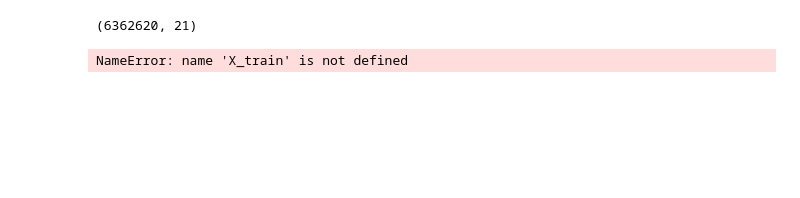
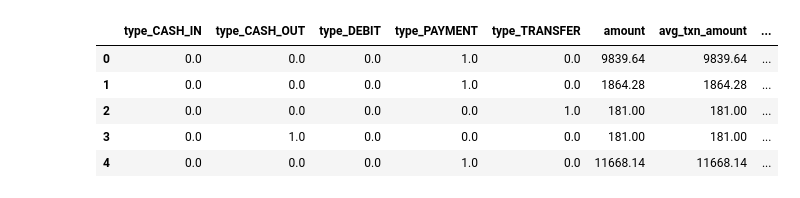
Before and after one commit to ProgrammerRez/CC_Fraud, a Jupyter notebook: 02.ipynb, the cells around one changed output. Drawn from its saved outputs; the diff is of its cells as text; code cells hidden in the pictures; blank space fills up the shorter version.

Commit message:
Training the Models

```diff
--- a/02.ipynb
+++ b/02.ipynb
@@ -136,56 +1,11 @@ df2.head()
-# %%
-df2.shape
-# %% [output]
-(6362620, 21)
-# %%
-from tensorflow.keras.layers import Dense, Dropout
-from tensorflow.keras.models import Sequential
-from tensorflow.keras.optimizers import Adam
-from tensorflow.keras.callbacks import EarlyStopping, ModelCheckpoint
-
-# Define model
-model = Sequential([
-    Dense(128, activation='relu', input_shape=(21,)),  # 21 input features
-    Dropout(0.3),
-    Dense(64, activation='relu'),
-    Dropout(0.3),
-    Dense(32, activation='relu'),
-    Dense(1, activation='sigmoid')  # Use 'softmax' for multi-class, 'linear' for regression
-])
-
-# Compile model
-model.compile(
-    optimizer=Adam(learning_rate=0.001),
-    loss='binary_crossentropy',  # change to 'categorical_crossentropy' or 'mse' as needed
-    metrics=['accuracy']
-)
-
-# Callbacks
-early_stop = EarlyStopping(
-    monitor='val_loss',
-    patience=5,
-    restore_best_weights=True
-)
-
-checkpoint = ModelCheckpoint(
-    'best_model.keras',
-    monitor='val_loss',
-    save_best_only=True,
-    verbose=1
-)
-
-# Train model
-history = model.fit(
-    X_train, y_train,                  # your training data
-    validation_data=(X_val, y_val),    # your validation data
-    epochs=50,
-    batch_size=1024,                   # tune for memory and performance
-    callbacks=[early_stop, checkpoint],
-    verbose=1
-)
-
-# Evaluate
-test_loss, test_acc = model.evaluate(X_test, y_test)
-print(f"Test accuracy: {test_acc:.4f}")
-# %% [output]
-NameError: name 'X_train' is not defined
+# %%
+import pandas as pd
+df = pd.read_csv('Data/final.csv')
+df.head()
+# %% [output]
+|  | type_CASH_IN | type_CASH_OUT | type_DEBIT | type_PAYMENT | type_TRANSFER | amount | avg_txn_amount | ... |
+| 0 | 0.0 | 0.0 | 0.0 | 1.0 | 0.0 | 9839.64 | 9839.64 | ... |
+| 1 | 0.0 | 0.0 | 0.0 | 1.0 | 0.0 | 1864.28 | 1864.28 | ... |
+| 2 | 0.0 | 0.0 | 0.0 | 0.0 | 1.0 | 181.00 | 181.00 | ... |
+| 3 | 0.0 | 1.0 | 0.0 | 0.0 | 0.0 | 181.00 | 181.00 | ... |
+| 4 | 0.0 | 0.0 | 0.0 | 1.0 | 0.0 | 11668.14 | 11668.14 | ... |
```
Also changed, not shown: parts of 13 cells of this notebook, 2 other files.
